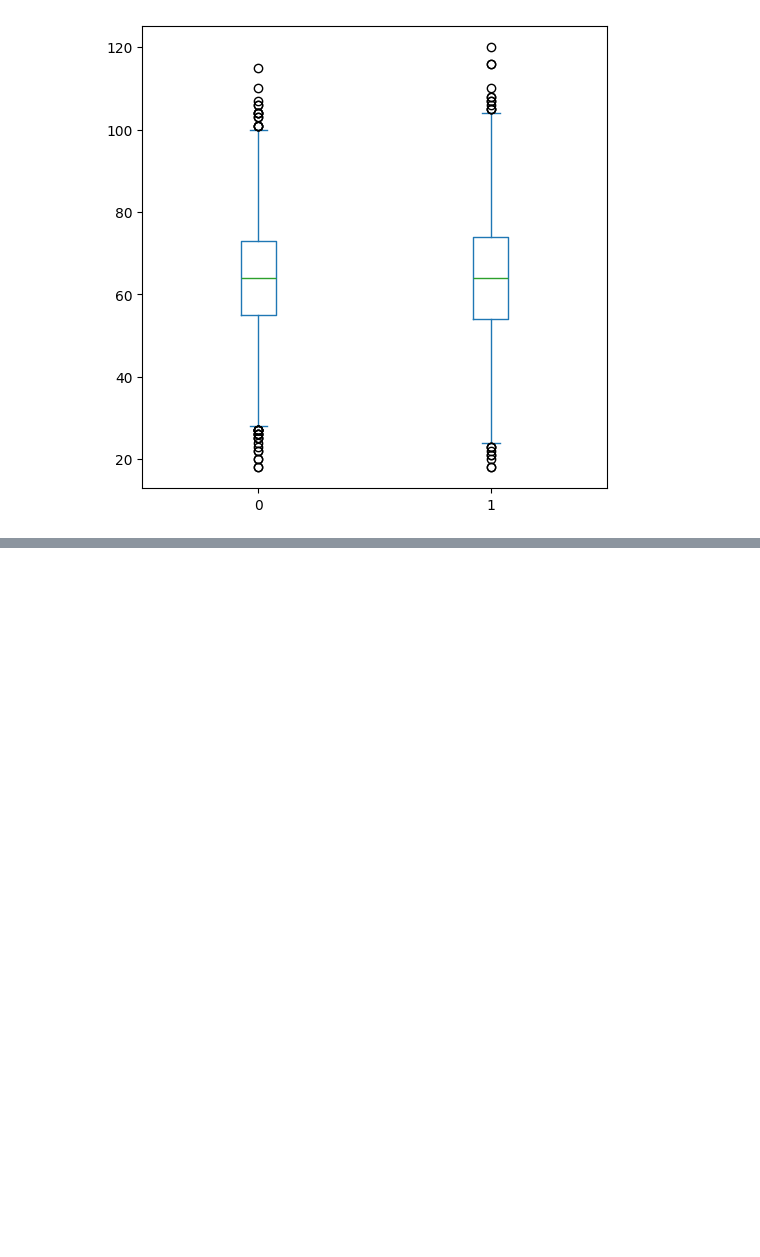
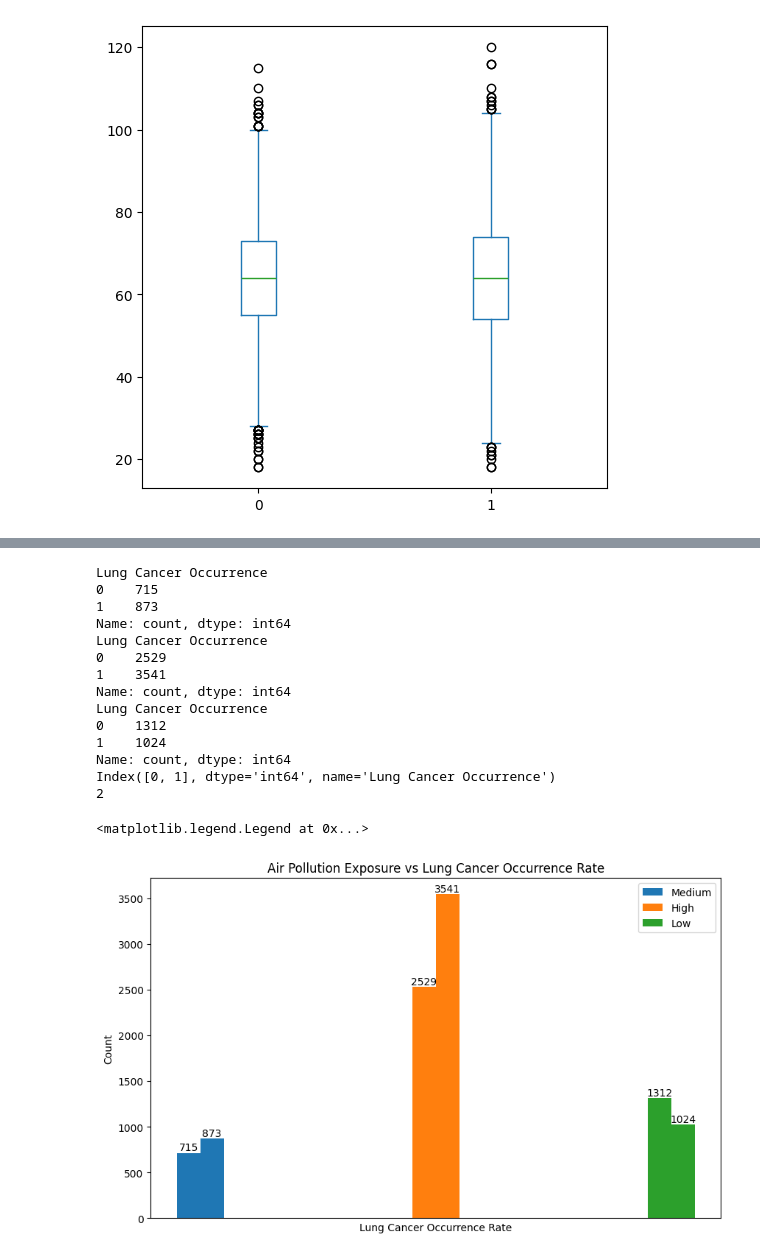
Before and after one commit to Xyfalix/aiap16-lim-chiew-yee-nicholas-743H, a Jupyter notebook: eda.ipynb, the cells around one changed output, grey strips where cells are left out. Cells and saved outputs as stored; diff of their text form; code cells hidden in the pictures; blank space fills up the shorter version.

```diff
--- a/eda.ipynb
+++ b/eda.ipynb
@@ -355,0 +531,59 @@ lung_cancer_raw_data.pivot(columns='Lung Cancer Occurrence', values='Age').plot(
+# %%
+# Create a grouped bar chart
+matplotlib.pyplot.figure(figsize=(10, 6))
+
+# Iterate over unique values of the independent variable
+for i, group in enumerate(lung_cancer_cleaned_data['Air Pollution Exposure'].unique()):
+    # Filter data for the current group
+    group_data = lung_cancer_cleaned_data[lung_cancer_cleaned_data['Air Pollution Exposure'] == group]
+
+    # Count occurrences of each category in the dependent variable
+    category_counts = group_data['Lung Cancer Occurrence'].value_counts().sort_index()
+
+    print(category_counts)
+
+    # Plot the bars for each category
+    bars = matplotlib.pyplot.bar(
+        x=[i + 0.1 * j for j in range(len(category_counts))],
+        height=category_counts.values,
+        width=0.1,
+        label=group
+    )
+
+    # Annotate each bar with its count
+    for bar, count in zip(bars, category_counts.values):
+        matplotlib.pyplot.text(bar.get_x() + bar.get_width() / 2, bar.get_height() + 0.05,
+                 f'{count}', ha='center', va='bottom')
+
+
+# Set labels and title
+matplotlib.pyplot.xlabel('Lung Cancer Occurrence Rate')
+matplotlib.pyplot.ylabel('Count')
+matplotlib.pyplot.title('Air Pollution Exposure vs Lung Cancer Occurrence Rate')
+print(category_counts.index)
+print(len(category_counts))
+
+# Hide xticks
+matplotlib.pyplot.xticks([])
+
+# Show legend
+matplotlib.pyplot.legend()
+
+# Show the plot
+# %% [output]
+Lung Cancer Occurrence
+0    715
+1    873
+Name: count, dtype: int64
+Lung Cancer Occurrence
+0    2529
+1    3541
+Name: count, dtype: int64
+Lung Cancer Occurrence
+0    1312
+1    1024
+Name: count, dtype: int64
+Index([0, 1], dtype='int64', name='Lung Cancer Occurrence')
+2
+<matplotlib.legend.Legend at 0x...>
+[figure, added]
```
Also changed, not shown: parts of 22 cells of this notebook, 5 other files.
